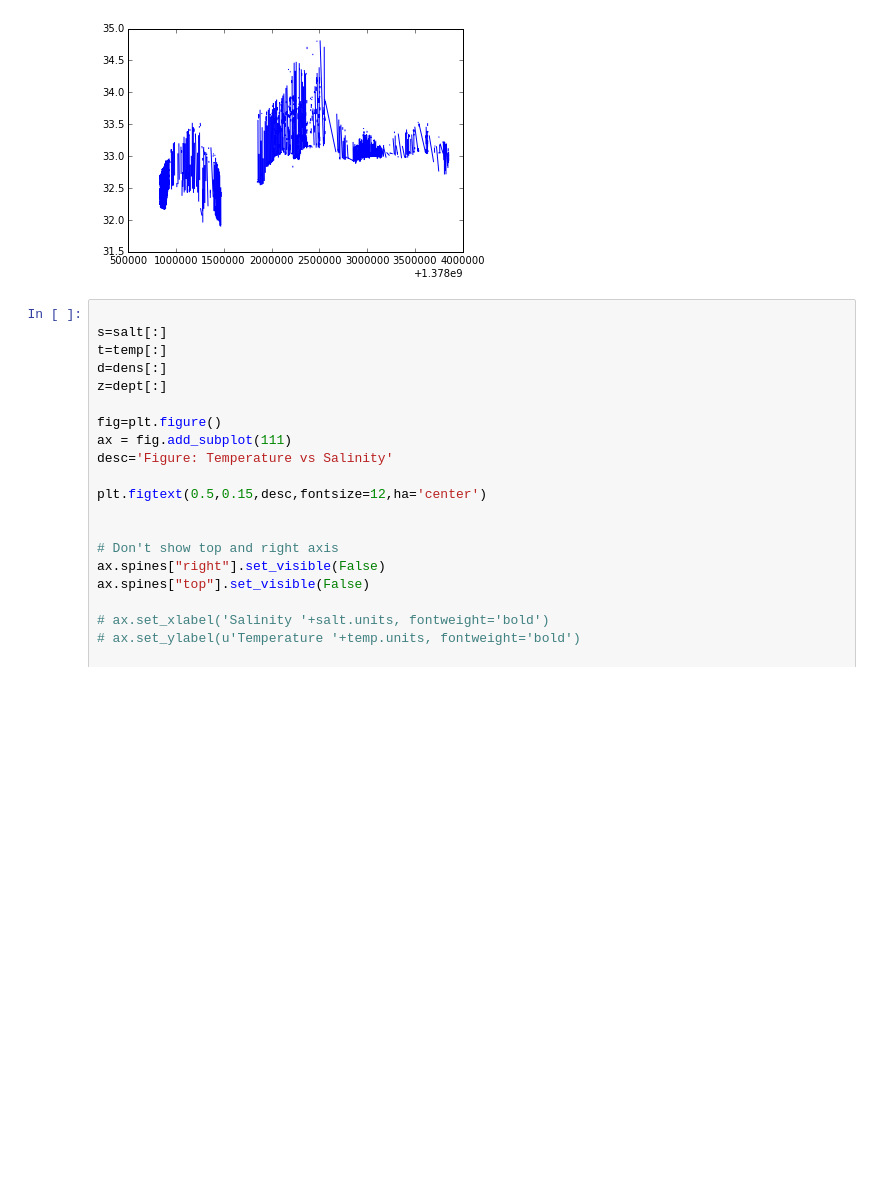
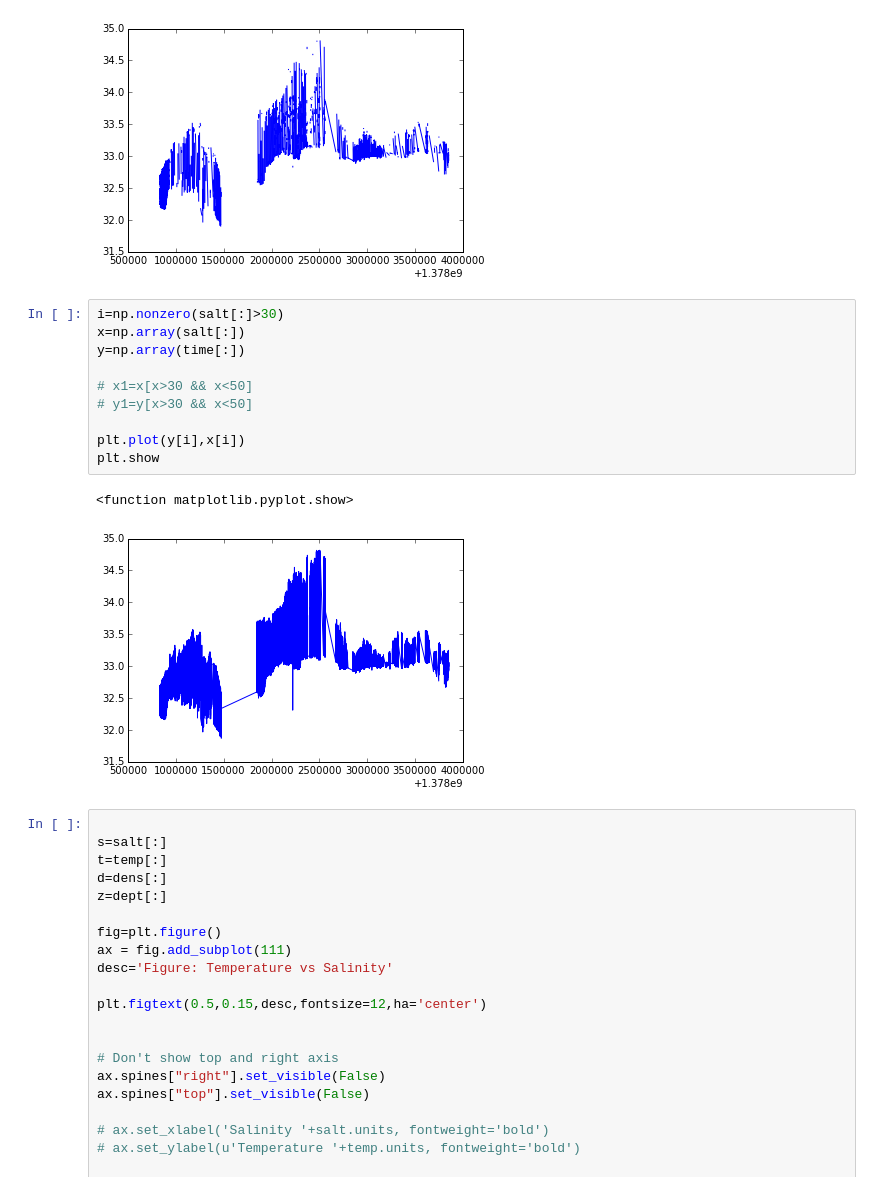
Before and after one commit to duncombe-noaa/system-test, a Jupyter notebook: Theme_4_Glider_Data_Visualization/Glider_Data/Glider_Data_Read.ipynb, the cells around one changed output. Cells and saved outputs as stored; diff of their text form; blank space fills up the shorter version.

```diff
--- a/Theme_4_Glider_Data_Visualization/Glider_Data/Glider_Data_Read.ipynb
+++ b/Theme_4_Glider_Data_Visualization/Glider_Data/Glider_Data_Read.ipynb
@@ -268,6 +271,19 @@ plt.plot(y[i],x[i])
 # %% [output]
 [<matplotlib.lines.Line2D at 0x...>]
 [figure]
+# %%
+i=np.nonzero(salt[:]>30)
+x=np.array(salt[:])
+y=np.array(time[:])
+
+# x1=x[x>30 && x<50]
+# y1=y[x>30 && x<50]
+
+plt.plot(y[i],x[i])
+plt.show
+# %% [output]
+<function matplotlib.pyplot.show>
+[figure, added]
 # %%
 
 s=salt[:]
```
Also changed, not shown: parts of 1 cell of this notebook, 1 other file.
